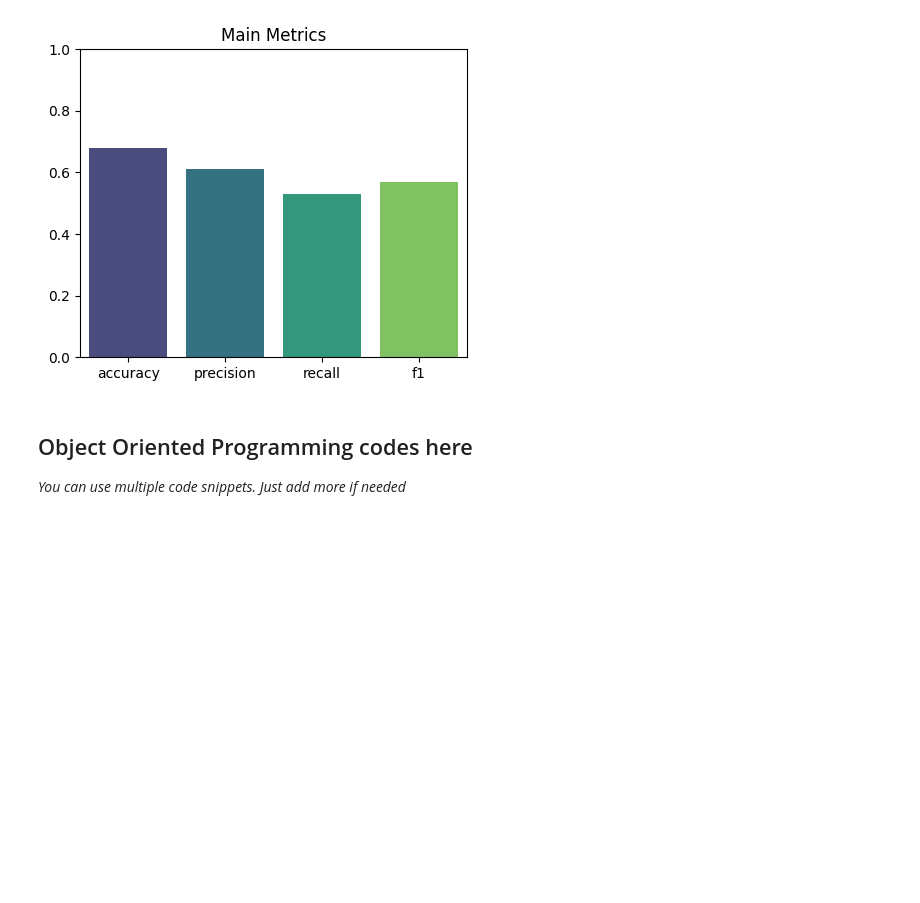
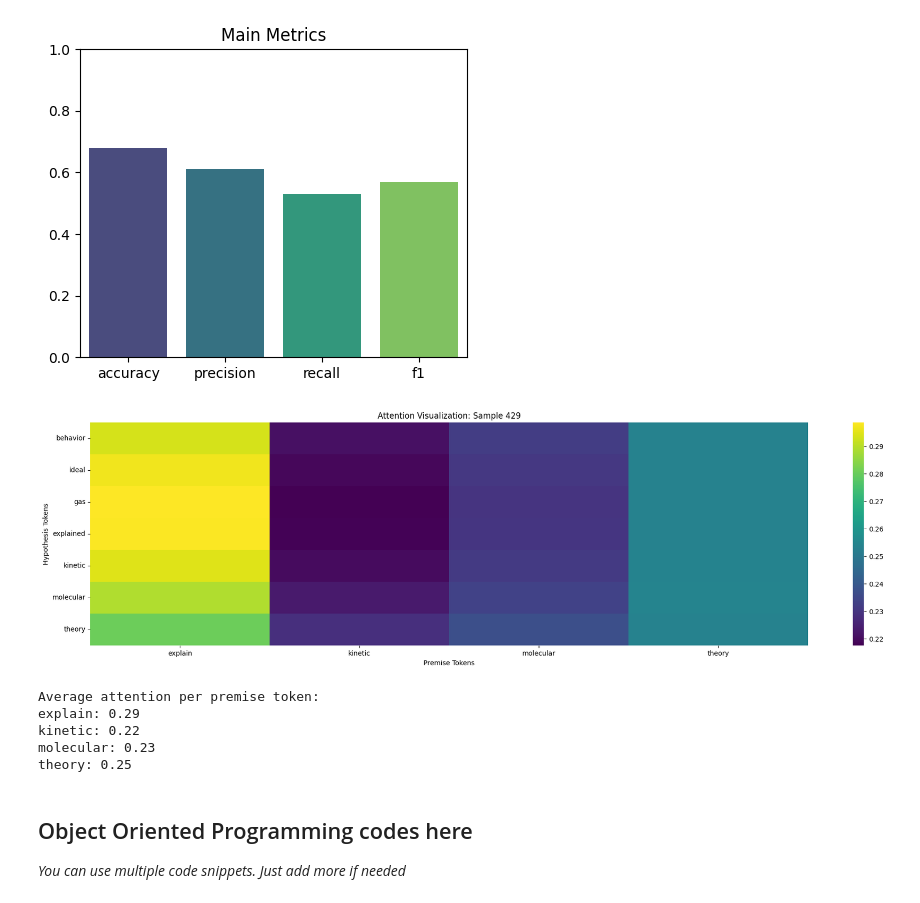
Before and after one commit to Martin-EvansUWA/Natural-Language-Processing, a Jupyter notebook: CITS4012_YourGroupID.ipynb, the cells around one changed output. Drawn from its saved outputs; the diff is of its cells as text; code cells hidden in the pictures; blank space fills up the shorter version.

```diff
--- a/CITS4012_YourGroupID.ipynb
+++ b/CITS4012_YourGroupID.ipynb
@@ -1425,7 +1604,7 @@ Passing `palette` without assigning `hue` is deprecated and will be removed in v
 # %% [markdown]
 ### Attention Ablation Study
 # %%
-attentions = ['dot', 'scaled_dot', 'general', 'additive', 'cosine']
+attentions = ['None','dot', 'scaled_dot', 'general', 'additive', 'cosine']
 # %%
 import torch, gc, json
 
@@ -1870,3 +2029,18 @@ Passing `palette` without assigning `hue` is deprecated and will be removed in v
+# %%
+visualize_attention(
+    model=twin_task.model,
+    dataloader=twin_task.test_loader,
+    df=twin_task.test_df,
+    batch_idx=np.random.randint(0,len(twin_task.test_loader)),
+    sample_idx=np.random.randint(0,twin_task.batch_size)
+)
+# %% [output]
+[figure, added]
+Average attention per premise token:
+explain: 0.29
+kinetic: 0.22
+molecular: 0.23
+theory: 0.25
 # %% [markdown]
 ## Object Oriented Programming codes here
 
```
Also changed, not shown: parts of 15 cells of this notebook, 2 other files.
